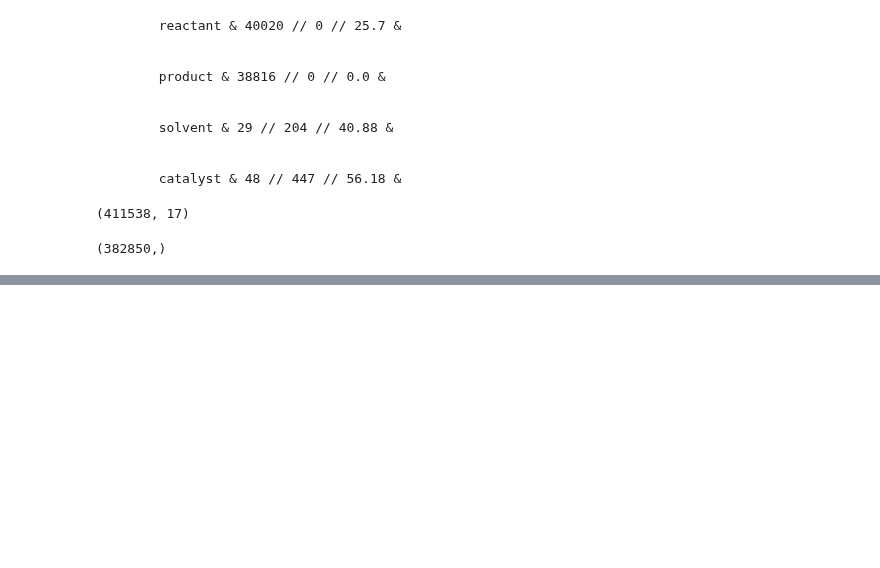
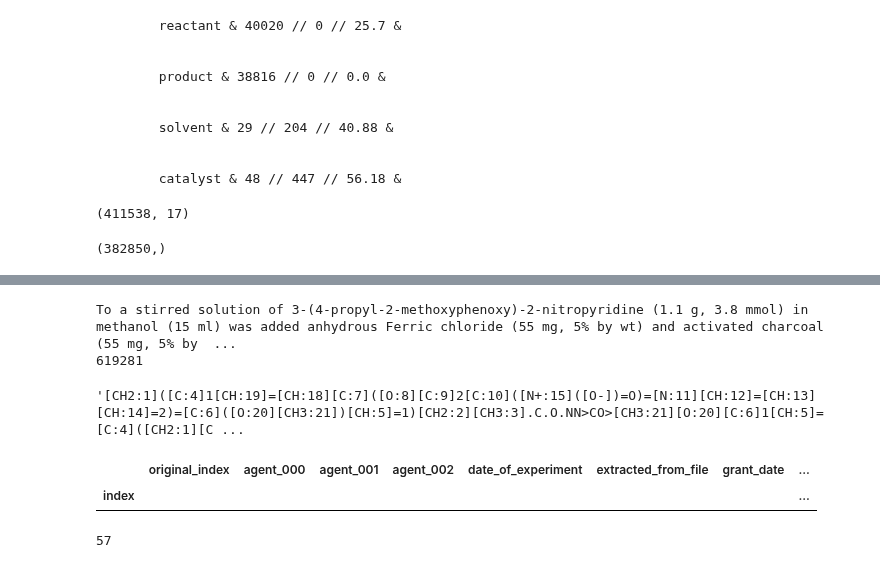
Before and after one commit to sustainable-processes/ORDerly, a Jupyter notebook: notebooks/dataset_freq.ipynb, the cells around one changed output, grey strips where cells are left out. Cells and saved outputs as stored; diff of their text form; code cells hidden in the pictures; blank space fills up the shorter version.

```diff
--- a/notebooks/dataset_freq.ipynb
+++ b/notebooks/dataset_freq.ipynb
@@ -116,0 +143,11 @@ df['product_000'].value_counts().shape
+# %%
+# Bug 2: Charcol is being written as "C" -> this becomes CH4
+print(df[df['agent_001'] == "C"]['procedure_details'].iloc[0])
+print(df[df['agent_001'] == "C"]['procedure_details'].index[0])
+# %% [output]
+To a stirred solution of 3-(4-propyl-2-methoxyphenoxy)-2-nitropyridine (1.1 g, 3.8 mmol) in methanol (15 ml) was added anhydrous Ferric chloride (55 mg, 5% by wt) and activated charcoal (55 mg, 5% by  ...
+619281
+# %%
+df.loc[619281]['rxn_str']
+# %% [output]
+'[CH2:1]([C:4]1[CH:19]=[CH:18][C:7]([O:8][C:9]2[C:10]([N+:15]([O-])=O)=[N:11][CH:12]=[CH:13][CH:14]=2)=[C:6]([O:20][CH3:21])[CH:5]=1)[CH2:2][CH3:3].C.O.NN>CO>[CH3:21][O:20][C:6]1[CH:5]=[C:4]([CH2:1][C ...
@@ -116,0 +156,9 @@ df['product_000'].value_counts().shape
+# %%
+df[df['procedure_details'] == "zeolite"]
+# %% [output]
+|  | original_index | agent_000 | agent_001 | agent_002 | date_of_experiment | extracted_from_file | grant_date | ... |
+| index |  |  |  |  |  |  |  | ... |
+# %%
+len(df[df['agent_002'] == "C"])
+# %% [output]
+57
```
Also changed, not shown: parts of 16 cells of this notebook, 18 other files.
